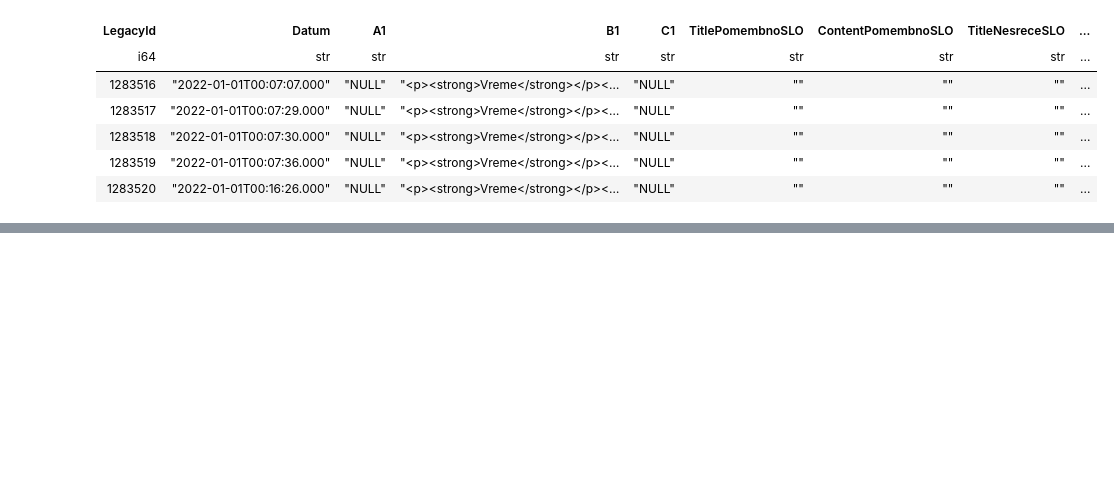
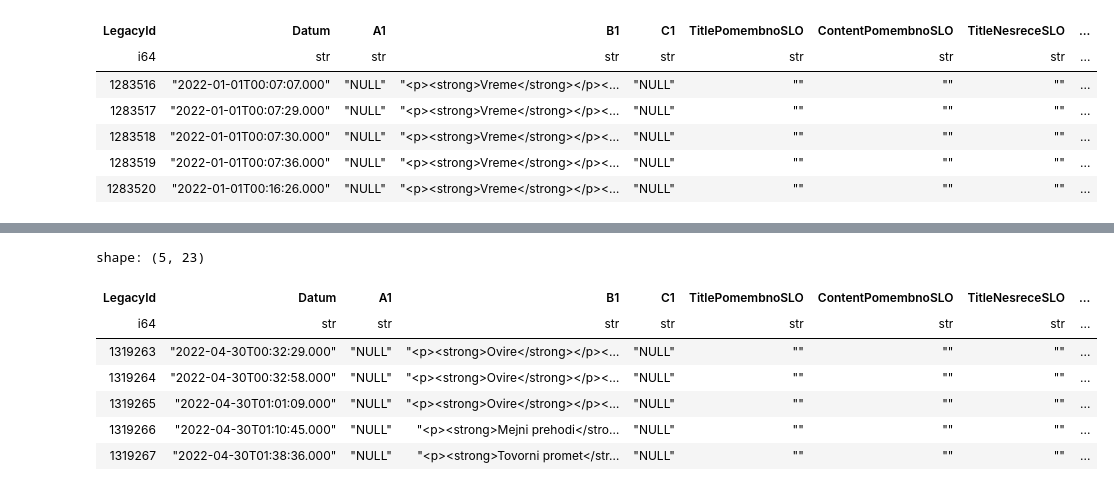
Before and after one commit to MAG-MM/ul-fri-nlp-course-project-2024-2025-nlpmaxxing-rtvslo, a Jupyter notebook: src/data-inspect.ipynb, the cells around one changed output, grey strips where cells are left out. Drawn from its saved outputs; the diff is of its cells as text; code cells hidden in the pictures; blank space fills up the shorter version.

```diff
--- a/src/data-inspect.ipynb
+++ b/src/data-inspect.ipynb
@@ -60,0 +109,11 @@ shape: (5, 4)
+# %%
+dfInputsFiltered.head()
+# %% [output]
+shape: (5, 23)
+| LegacyId | Datum | A1 | B1 | C1 | TitlePomembnoSLO | ContentPomembnoSLO | TitleNesreceSLO | ... |
+| i64 | str | str | str | str | str | str | str | ... |
+| 1319263 | "2022-04-30T00:32:29.000" | "NULL" | "<p><strong>Ovire</strong></p><… | "NULL" | "" | "" | "" | ... |
+| 1319264 | "2022-04-30T00:32:58.000" | "NULL" | "<p><strong>Ovire</strong></p><… | "NULL" | "" | "" | "" | ... |
+| 1319265 | "2022-04-30T01:01:09.000" | "NULL" | "<p><strong>Ovire</strong></p><… | "NULL" | "" | "" | "" | ... |
+| 1319266 | "2022-04-30T01:10:45.000" | "NULL" | "<p><strong>Mejni prehodi</stro… | "NULL" | "" | "" | "" | ... |
+| 1319267 | "2022-04-30T01:38:36.000" | "NULL" | "<p><strong>Tovorni promet</str… | "NULL" | "" | "" | "" | ... |
```
Also changed, not shown: parts of 10 cells of this notebook, 1 other file.
